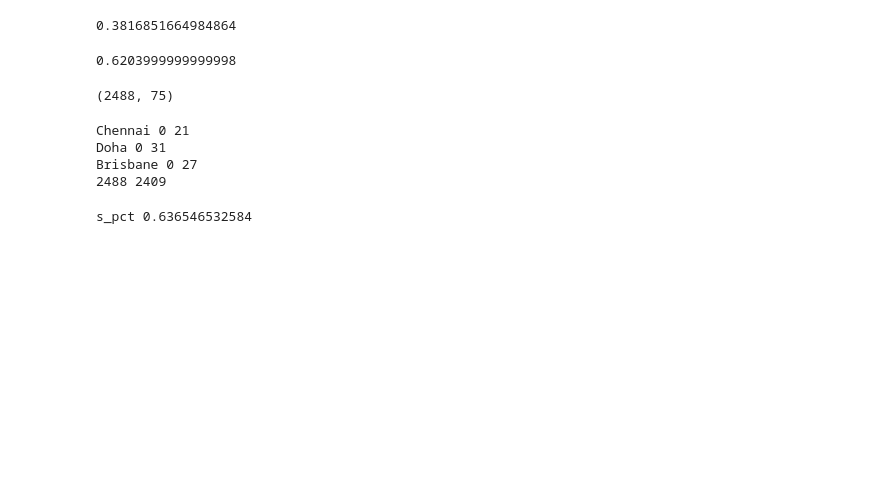
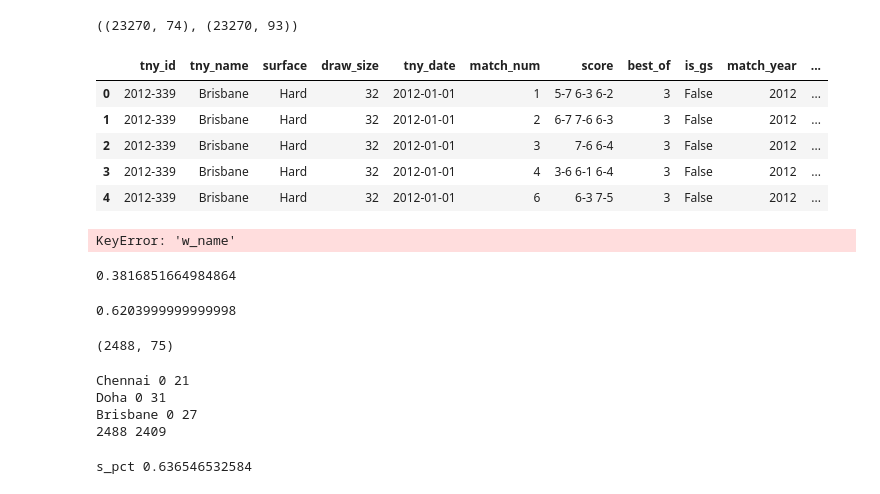
Before and after one commit to jgollub1/tennis_probs_live, a Jupyter notebook: test-datasets.ipynb, the cells around one changed output. Cells and saved outputs as stored; diff of their text form; code cells hidden in the pictures; blank space fills up the shorter version.

```diff
--- a/test-datasets.ipynb
+++ b/test-datasets.ipynb
@@ -0,0 +115,21 @@
+# %%
+df_1.shape, df_2.shape
+# %% [output]
+((23270, 74), (23270, 93))
+# %%
+# a test_df for
+test_df = df[(df.match_year >= 2012) & (df.match_year <= 2015)].dropna().reset_index()
+test_df = test_df[test_cols]
+# %%
+test_df.head()
+# %% [output]
+|  | tny_id | tny_name | surface | draw_size | tny_date | match_num | score | best_of | is_gs | match_year | ... |
+| 0 | 2012-339 | Brisbane | Hard | 32 | 2012-01-01 | 1 | 5-7 6-3 6-2 | 3 | False | 2012 | ... |
+| 1 | 2012-339 | Brisbane | Hard | 32 | 2012-01-01 | 2 | 6-7 7-6 6-3 | 3 | False | 2012 | ... |
+| 2 | 2012-339 | Brisbane | Hard | 32 | 2012-01-01 | 3 | 7-6 6-4 | 3 | False | 2012 | ... |
+| 3 | 2012-339 | Brisbane | Hard | 32 | 2012-01-01 | 4 | 3-6 6-1 6-4 | 3 | False | 2012 | ... |
+| 4 | 2012-339 | Brisbane | Hard | 32 | 2012-01-01 | 6 | 6-3 7-5 | 3 | False | 2012 | ... |
+# %%
+generate_52_stats(test_df, 0)
+# %% [output]
+KeyError: 'w_name'
```
Also changed, not shown: parts of 8 cells of this notebook, 4 other files.
